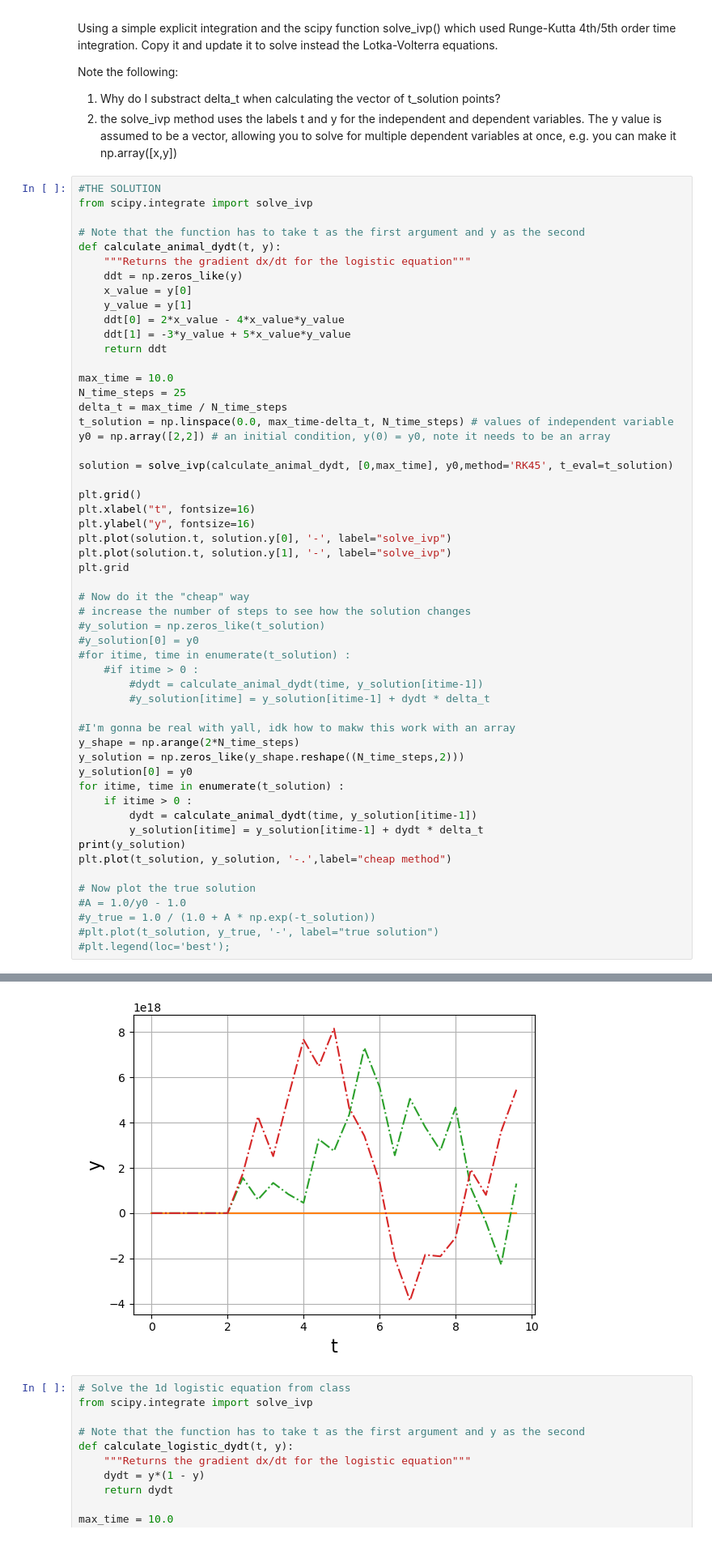
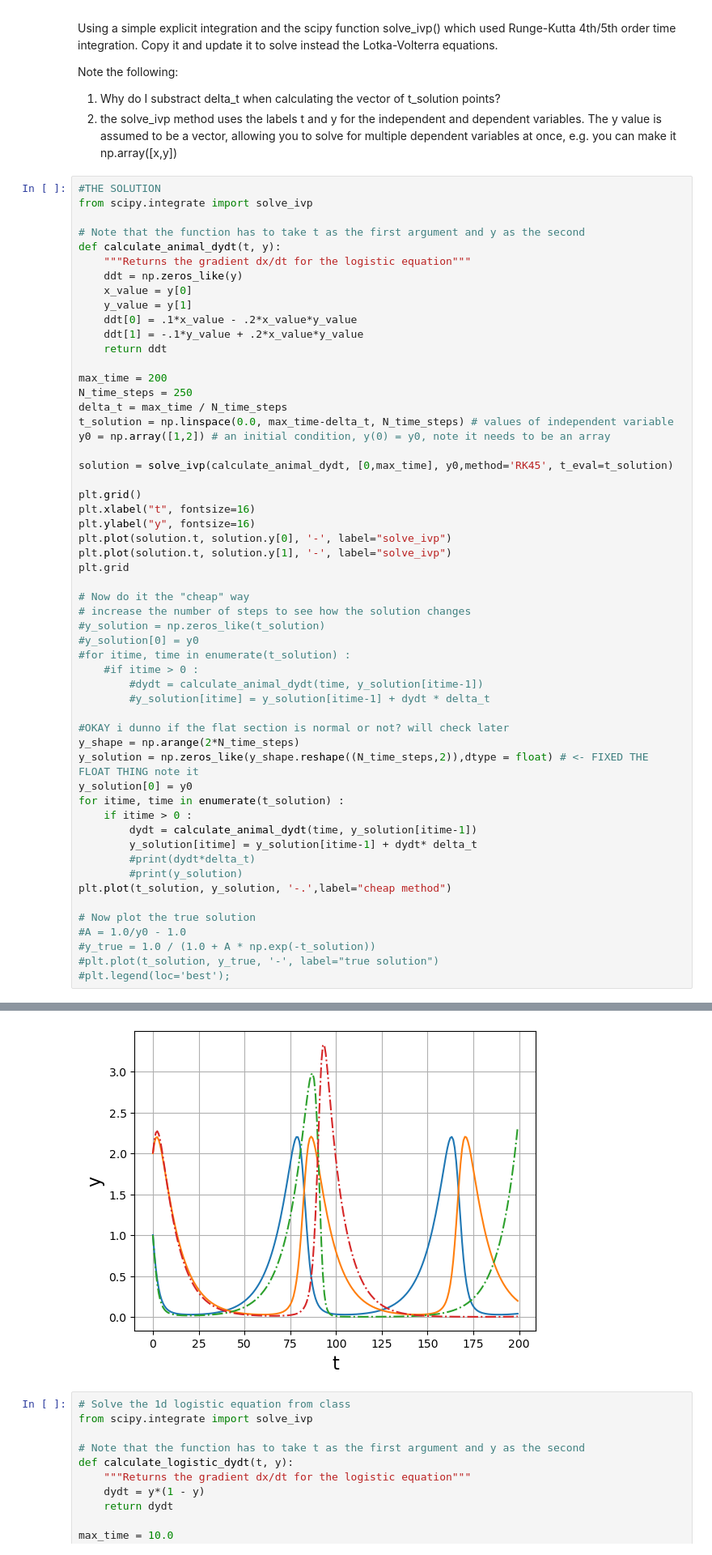
Before and after one commit to sadiaadam/TopicsInSciComp, a Jupyter notebook: Notebooks/Week3_LabExercises.ipynb, the cells around one changed output, grey strips where cells are left out. Shown: that part at 81% size. Drawn from its saved outputs; the diff is of its cells as text.

```diff
--- a/Notebooks/Week3_LabExercises.ipynb
+++ b/Notebooks/Week3_LabExercises.ipynb
@@ -270,15 +266,15 @@ def calculate_animal_dydt(t, y):
     ddt = np.zeros_like(y)
     x_value = y[0]
     y_value = y[1]
-    ddt[0] = 2*x_value - 4*x_value*y_value
-    ddt[1] = -3*y_value + 5*x_value*y_value
+    ddt[0] = .1*x_value - .2*x_value*y_value
+    ddt[1] = -.1*y_value + .2*x_value*y_value
     return ddt
 
-max_time = 10.0
-N_time_steps = 25
+max_time = 200
+N_time_steps = 250
 delta_t = max_time / N_time_steps
 t_solution = np.linspace(0.0, max_time-delta_t, N_time_steps) # values of independent variable
-y0 = np.array([2,2]) # an initial condition, y(0) = y0, note it needs to be an array
+y0 = np.array([1,2]) # an initial condition, y(0) = y0, note it needs to be an array
 
 solution = solve_ivp(calculate_animal_dydt, [0,max_time], y0,method='RK45', t_eval=t_solution)
 
@@ -298,15 +294,16 @@ plt.grid
         #dydt = calculate_animal_dydt(time, y_solution[itime-1])
         #y_solution[itime] = y_solution[itime-1] + dydt * delta_t
 
-#I'm gonna be real with yall, idk how to makw this work with an array
+#OKAY i dunno if the flat section is normal or not? will check later
 y_shape = np.arange(2*N_time_steps)
-y_solution = np.zeros_like(y_shape.reshape((N_time_steps,2)))
+y_solution = np.zeros_like(y_shape.reshape((N_time_steps,2)),dtype = float) # <- FIXED THE FLOAT THING note it
 y_solution[0] = y0
 for itime, time in enumerate(t_solution) :
     if itime > 0 :
         dydt = calculate_animal_dydt(time, y_solution[itime-1])
-        y_solution[itime] = y_solution[itime-1] + dydt * delta_t
-print(y_solution)
+        y_solution[itime] = y_solution[itime-1] + dydt* delta_t
+        #print(dydt*delta_t)
+        #print(y_solution)
 plt.plot(t_solution, y_solution, '-.',label="cheap method")
 
 # Now plot the true solution
@@ -337,4 +317,4 @@ plt.plot(t_solution, y_solution, '-.',label="cheap method")
-[figure, old version]
+[figure, new version]
 # %%
 # Solve the 1d logistic equation from class
 from scipy.integrate import solve_ivp
```
Also changed, not shown: parts of 9 cells of this notebook, 5 other files.
